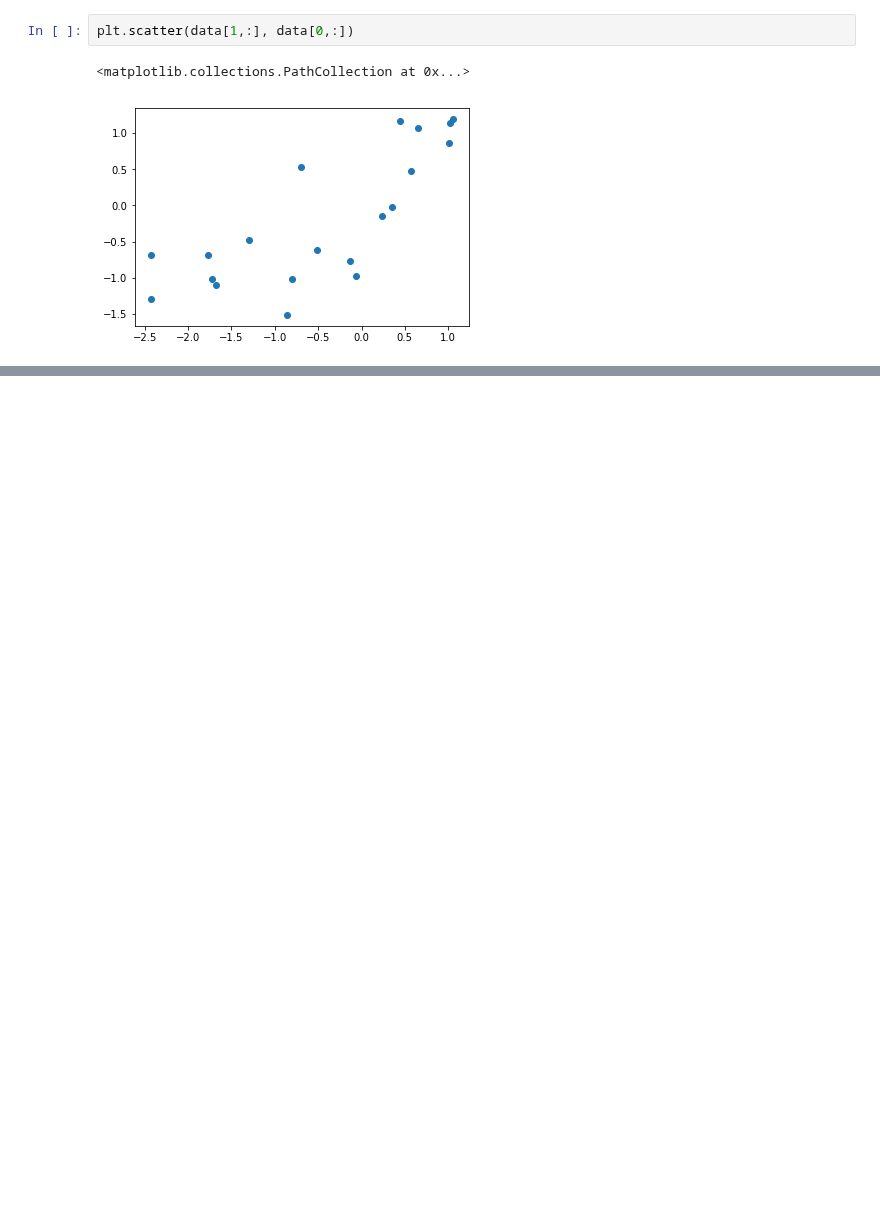
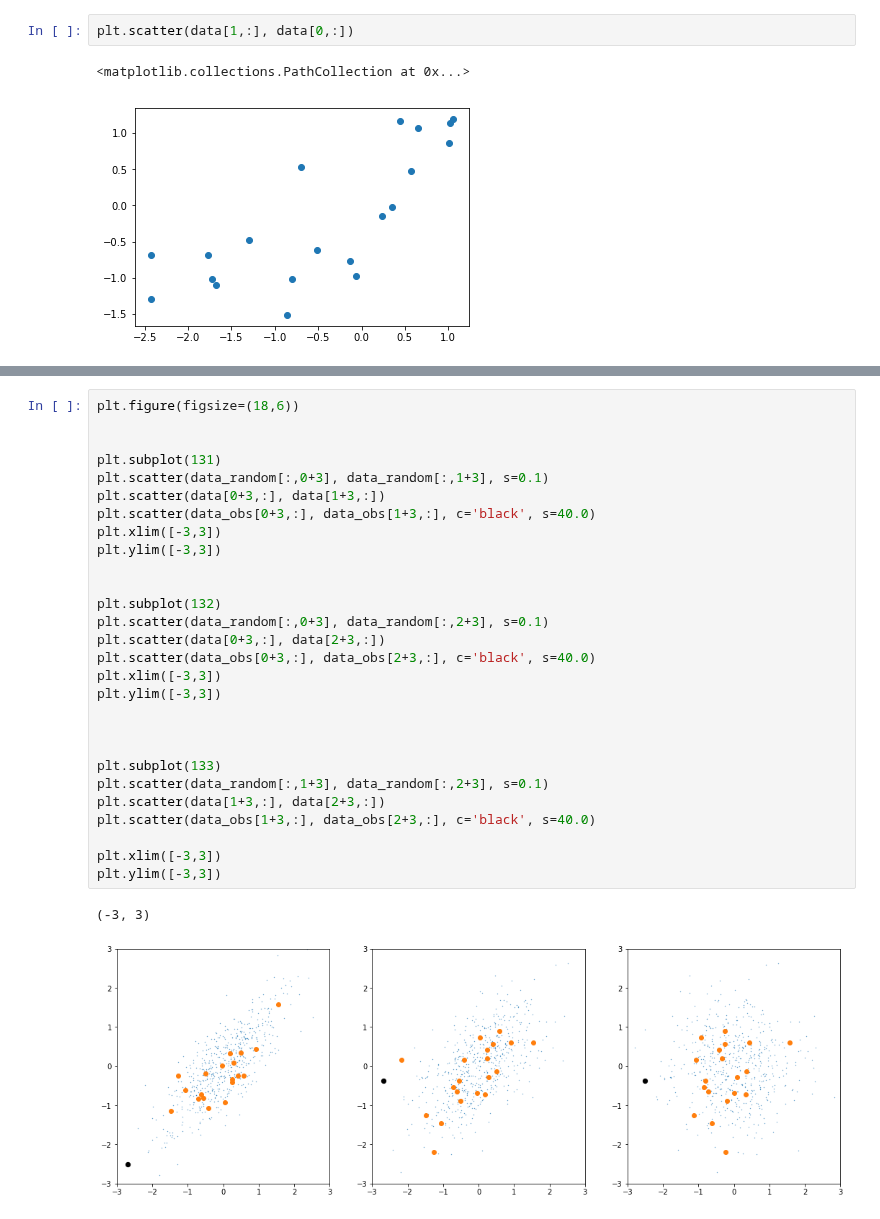
Before and after one commit to astroandes/SatelliteShapeLG, a Jupyter notebook: code/covariances.ipynb, the cells around one changed output, grey strips where cells are left out. Cells and saved outputs as stored; diff of their text form; blank space fills up the shorter version.

```diff
--- a/code/covariances.ipynb
+++ b/code/covariances.ipynb
@@ -155 +206,32 @@ plt.scatter(data[0,:], data[2,:])
+# %%
+plt.figure(figsize=(18,6))
+
+
+plt.subplot(131)
+plt.scatter(data_random[:,0+3], data_random[:,1+3], s=0.1)
+plt.scatter(data[0+3,:], data[1+3,:])
+plt.scatter(data_obs[0+3,:], data_obs[1+3,:], c='black', s=40.0)
+plt.xlim([-3,3])
+plt.ylim([-3,3])
+
+
+plt.subplot(132)
+plt.scatter(data_random[:,0+3], data_random[:,2+3], s=0.1)
+plt.scatter(data[0+3,:], data[2+3,:])
+plt.scatter(data_obs[0+3,:], data_obs[2+3,:], c='black', s=40.0)
+plt.xlim([-3,3])
+plt.ylim([-3,3])
+
+
+
+plt.subplot(133)
+plt.scatter(data_random[:,1+3], data_random[:,2+3], s=0.1)
+plt.scatter(data[1+3,:], data[2+3,:])
+plt.scatter(data_obs[1+3,:], data_obs[2+3,:], c='black', s=40.0)
+
+plt.xlim([-3,3])
+plt.ylim([-3,3])
+# %% [output]
+(-3, 3)
+[figure, added]
 # %%
```
Also changed, not shown: parts of 8 cells of this notebook.
